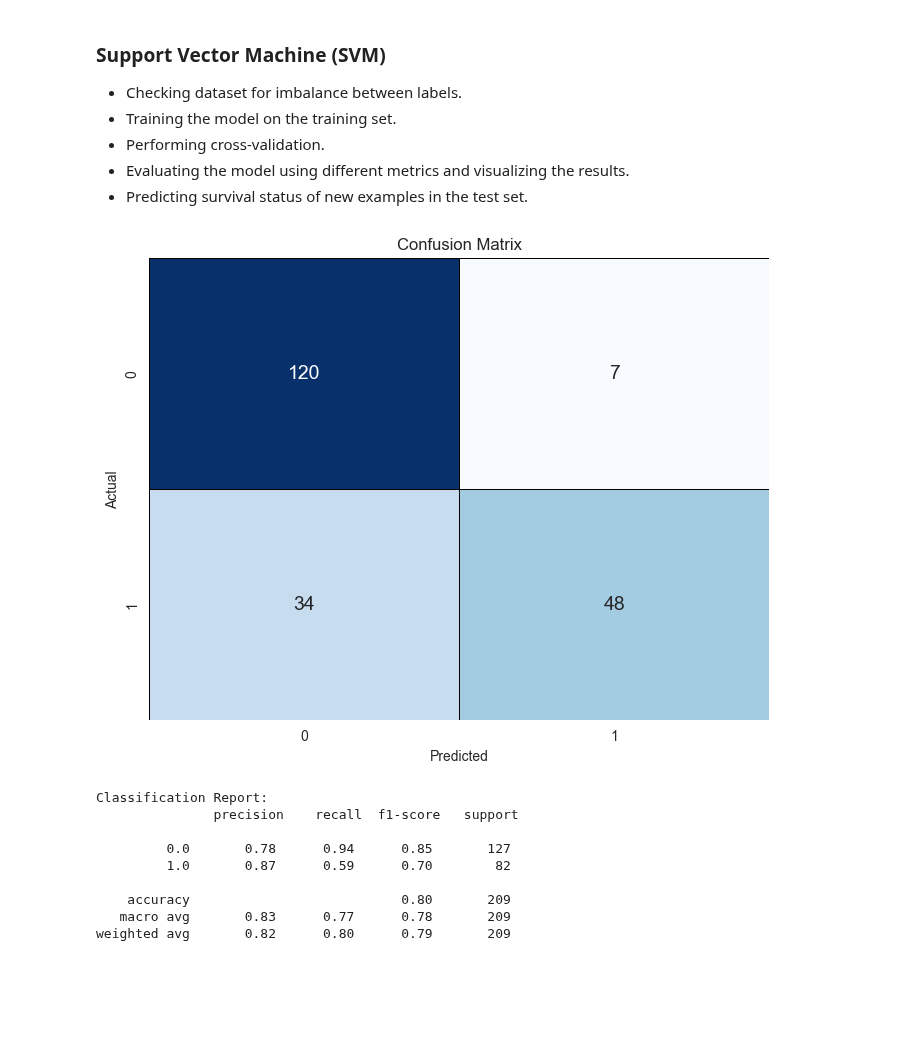
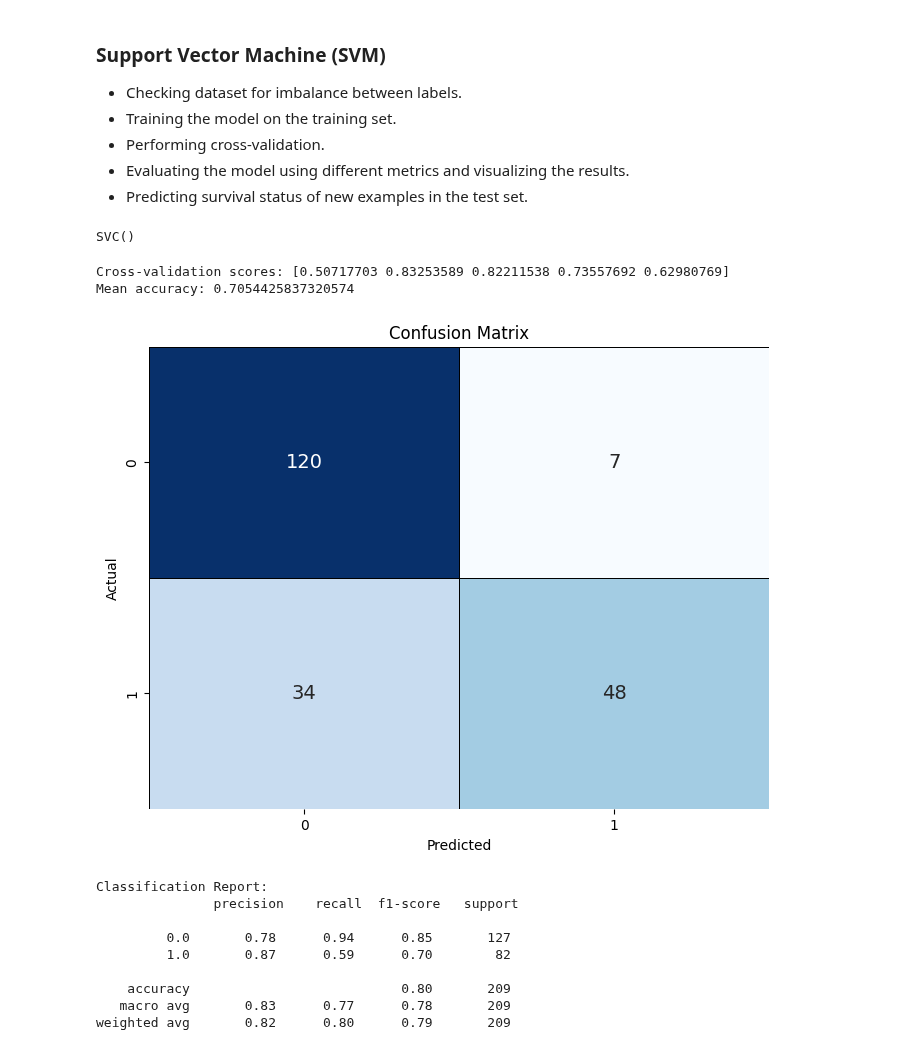
Before and after one commit to faresmohamed260/School-Work, a Jupyter notebook: Machine Learning/Final Project/Passengers survival status.ipynb, the cells around one changed output. Cells and saved outputs as stored; diff of their text form; code cells hidden in the pictures; blank space fills up the shorter version.

```diff
--- a/Machine Learning/Final Project/Passengers survival status.ipynb
+++ b/Machine Learning/Final Project/Passengers survival status.ipynb
@@ -30,7 +29,7 @@ print("Number of rows in test set:", test_set.shape[0])
 
 # Concatenating the train and test data
 df = pd.concat([train_set, test_set], ignore_index=True)
-df["survived"] = df["survived"].fillna(0)
+df["survived"].fillna(0, inplace=True)
 df.tail().style.background_gradient(cmap="turbo")
 # %% [output]
 Number of rows in train set: 1309
@@ -290,30 +294,44 @@ test_set[['name', 'nb_survived']].style.background_gradient(cmap="turbo")
 * Performing cross-validation.
 * Evaluating the model using different metrics and visualizing the results.
 * Predicting survival status of new examples in the test set.
+# %%
+from sklearn import svm
+
+# Train SVM classifier
+svm_classifier = svm.SVC()
+svm_classifier.fit(X_train, y_train)
+# %% [output]
+SVC()
+# %%
+# Perform cross-validation
+cv_scores = cross_val_score(svm_classifier, X, y, cv=5, scoring='accuracy')
+
+# Print cross-validation scores
+print("Cross-validation scores:", cv_scores)
+print("Mean accuracy:", np.mean(cv_scores))
+# %% [output]
+Cross-validation scores: [0.50717703 0.83253589 0.82211538 0.73557692 0.62980769]
+Mean accuracy: 0.7054425837320574
 # %%
-# Train SVM classifier
-svm_classifier = SVC()
-svm_classifier.fit(X_train, y_train)
-
 # Make predictions
 y_pred_svm = svm_classifier.predict(X_test)
 
 # Compute confusion matrix
 conf_matrix_svm = confusion_matrix(y_test, y_pred_svm)
 
 # Plot confusion matrix
 plt.figure(figsize=(8, 6))
 sns.heatmap(conf_matrix_svm, annot=True, fmt="d", cmap="Blues", cbar=False,
             annot_kws={"fontsize": 14}, linewidths=0.5, linecolor='black')
 plt.xlabel('Predicted')
 plt.ylabel('Actual')
 plt.title('Confusion Matrix')
 plt.show()
 
 # Print classification report
 print("\nClassification Report:\n", classification_report(y_test, y_pred_svm))
 # %% [output]
-[figure, old version]
+[figure, new version]
 Classification Report:
                precision    recall  f1-score   support
 
```
Also changed, not shown: parts of 12 cells of this notebook.
